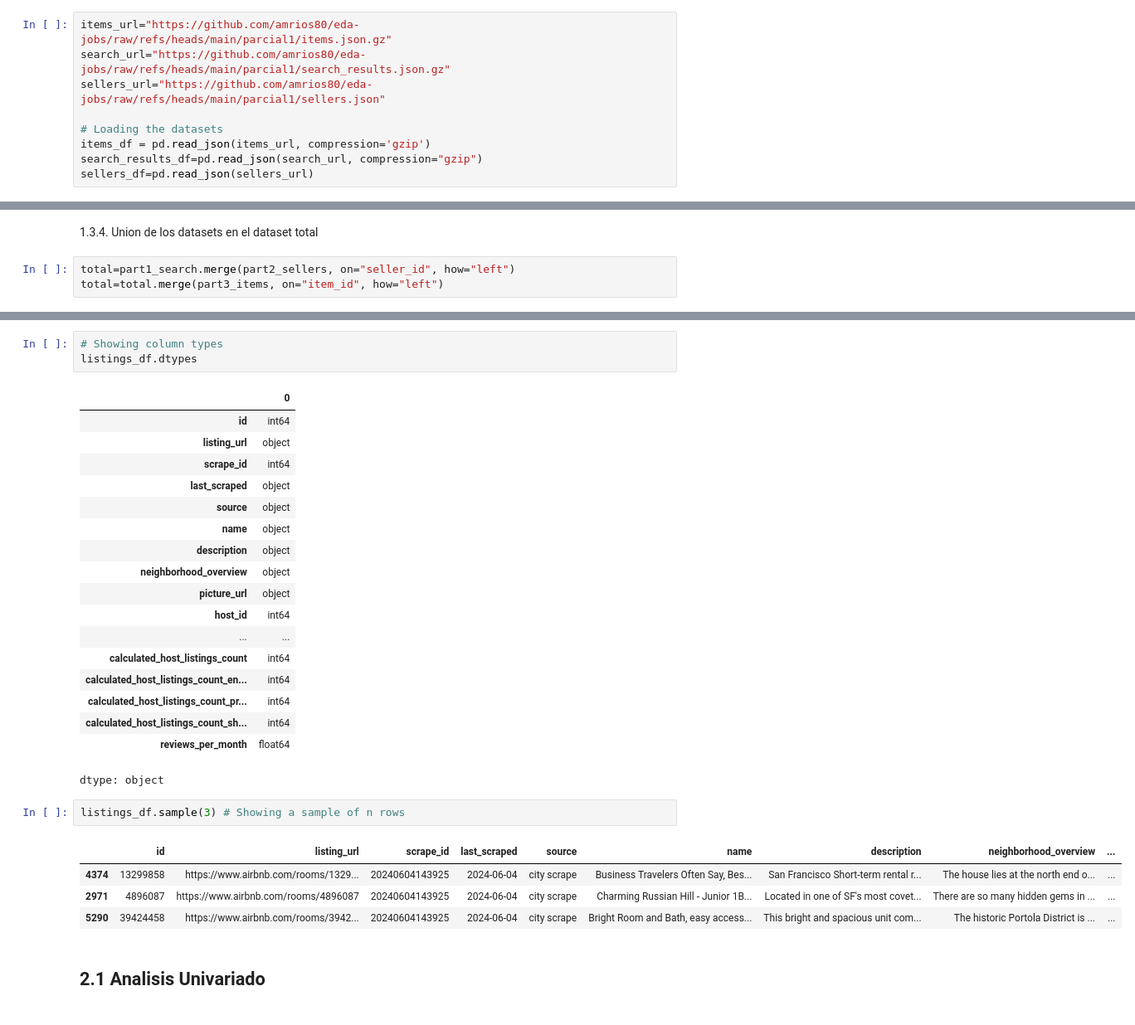
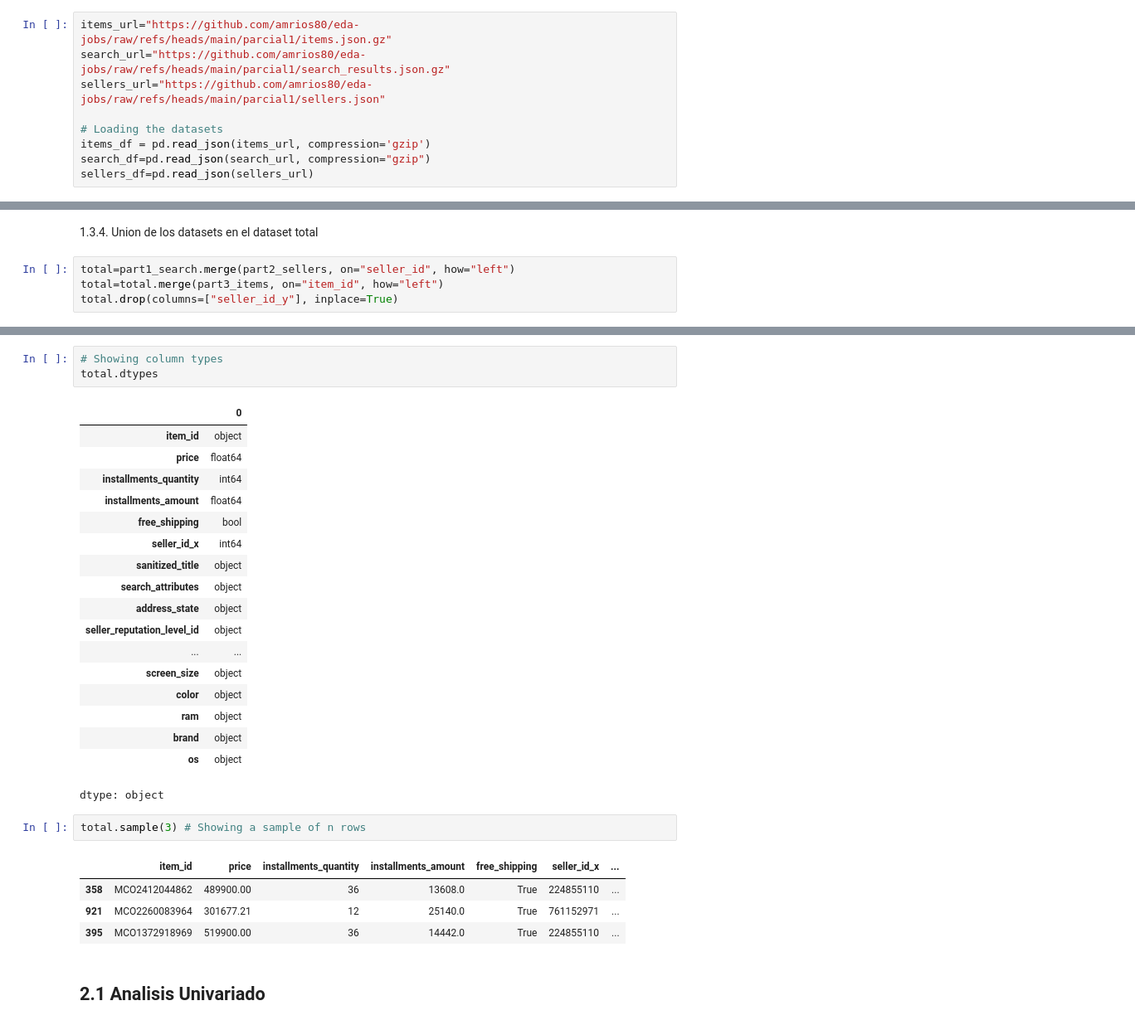
Before and after one commit to amrios80/eda-jobs, a Jupyter notebook: parcial1/parcial1.ipynb, the cells around one changed output, grey strips where cells are left out. Shown at 83% size. Drawn from its saved outputs; the diff is of its cells as text.

```diff
--- a/parcial1/parcial1.ipynb
+++ b/parcial1/parcial1.ipynb
@@ -50,7 +50,7 @@ sellers_url="https://github.com/amrios80/eda-jobs/raw/refs/heads/main/parcial1/s
 
 # Loading the datasets
 items_df = pd.read_json(items_url, compression='gzip')
-search_results_df=pd.read_json(search_url, compression="gzip")
+search_df=pd.read_json(search_url, compression="gzip")
 sellers_df=pd.read_json(sellers_url)
 # %% [markdown]
 **1.2 Revision de dimensiones de los datasets.** Se observa que items y search contienen el mismo numero de filas por ende pueden tener una relacion 1 a 1, el dataset sellers tiene 212 filas por lo que puede tener una relacion aproximada de 1 a 4 con respecto a los otros dataset. Se determina que se deben unir los tres en un solo dataframe
@@ -216,6 +218,7 @@ part1_search.columns=["item_id","price","installments_quantity","installments_am
 # %%
 total=part1_search.merge(part2_sellers, on="seller_id", how="left")
 total=total.merge(part3_items, on="item_id", how="left")
+total.drop(columns=["seller_id_y"], inplace=True)
 # %%
 total.info()
 # %% [output]
@@ -262,32 +272,32 @@ listings_df.shape
 # %%
 # Showing column types
-listings_df.dtypes
+total.dtypes
 # %% [output]
 |  | 0 |
-| id | int64 |
-| listing_url | object |
-| scrape_id | int64 |
-| last_scraped | object |
-| source | object |
-| name | object |
-| description | object |
-| neighborhood_overview | object |
-| picture_url | object |
-| host_id | int64 |
+| item_id | object |
+| price | float64 |
+| installments_quantity | int64 |
+| installments_amount | float64 |
+| free_shipping | bool |
+| seller_id_x | int64 |
+| sanitized_title | object |
+| search_attributes | object |
+| address_state | object |
+| seller_reputation_level_id | object |
 | ... | ... |
-| calculated_host_listings_count | int64 |
-| calculated_host_listings_count_en... | int64 |
-| calculated_host_listings_count_pr... | int64 |
-| calculated_host_listings_count_sh... | int64 |
-| reviews_per_month | float64 |
+| screen_size | object |
+| color | object |
+| ram | object |
+| brand | object |
+| os | object |
 dtype: object
 # %%
-listings_df.sample(3) # Showing a sample of n rows
+total.sample(3) # Showing a sample of n rows
 # %% [output]
-|  | id | listing_url | scrape_id | last_scraped | source | name | description | neighborhood_overview | ... |
-| 4374 | 13299858 | https://www.airbnb.com/rooms/1329... | 20240604143925 | 2024-06-04 | city scrape | Business Travelers Often Say, Bes... | San Francisco Short-term rental r... | The house lies at the north end o... | ... |
-| 2971 | 4896087 | https://www.airbnb.com/rooms/4896087 | 20240604143925 | 2024-06-04 | city scrape | Charming Russian Hill - Junior 1B... | Located in one of SF's most covet... | There are so many hidden gems in ... | ... |
-| 5290 | 39424458 | https://www.airbnb.com/rooms/3942... | 20240604143925 | 2024-06-04 | city scrape | Bright Room and Bath, easy access... | This bright and spacious unit com... | The historic Portola District is ... | ... |
+|  | item_id | price | installments_quantity | installments_amount | free_shipping | seller_id_x | ... |
+| 358 | MCO2412044862 | 489900.00 | 36 | 13608.0 | True | 224855110 | ... |
+| 921 | MCO2260083964 | 301677.21 | 12 | 25140.0 | True | 761152971 | ... |
+| 395 | MCO1372918969 | 519900.00 | 36 | 14442.0 | True | 224855110 | ... |
 # %% [markdown]
 ## 2.1 Analisis Univariado
 # %% [markdown]
```
Also changed, not shown: parts of 11 cells of this notebook.
